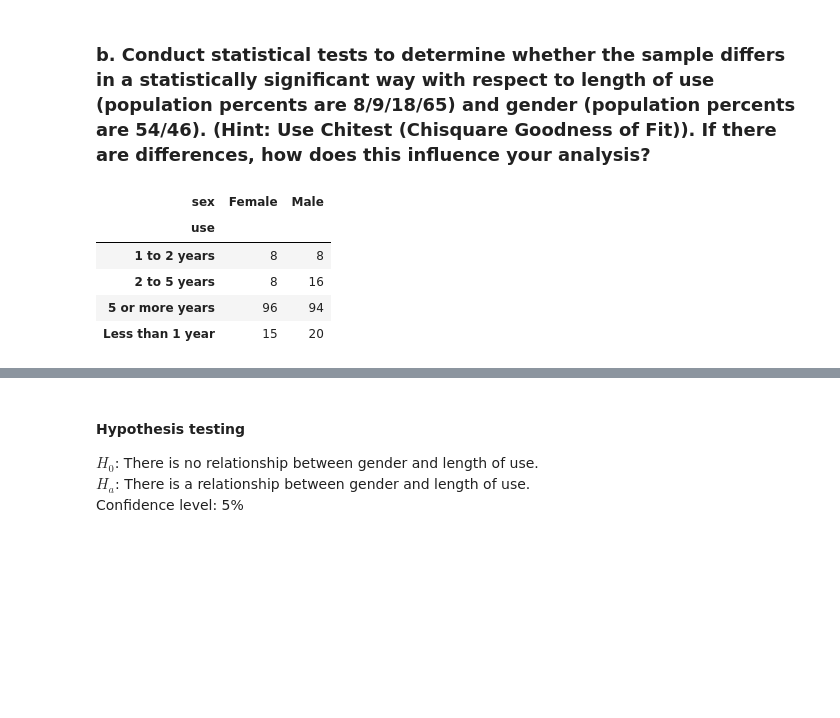
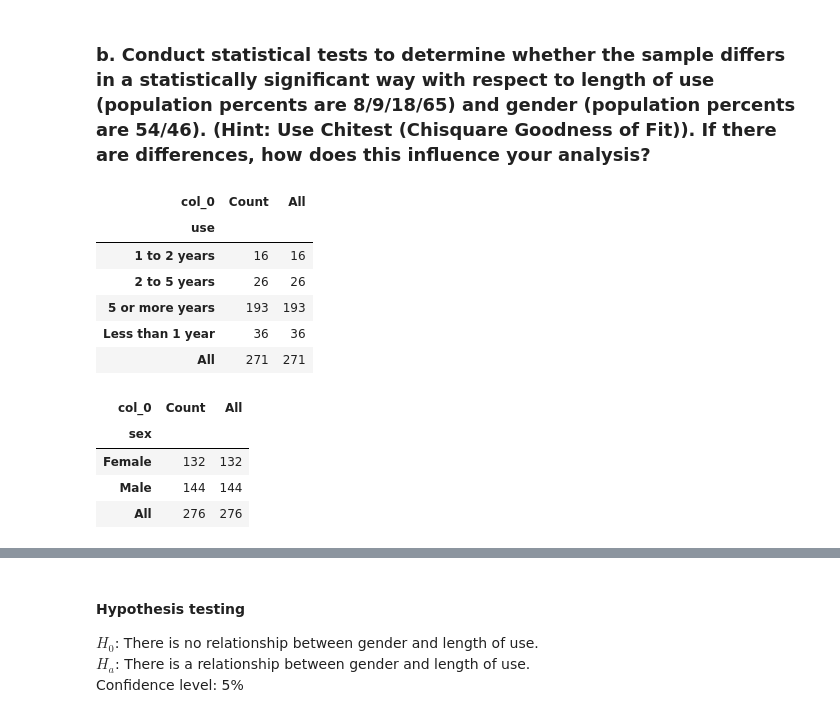
Before and after one commit to ktkuwahara/sharing-repository, a Jupyter notebook: National Insurance.ipynb, the cells around one changed output, grey strips where cells are left out. Saved outputs shown, nothing was run; the diff lists cells and outputs as text; code cells hidden in the pictures; blank space fills up the shorter version.

```diff
--- a/National Insurance.ipynb
+++ b/National Insurance.ipynb
@@ -134,12 +140,20 @@ dtype: int64
 # %% [markdown]
 ### b. Conduct statistical tests to determine whether the sample differs in a statistically significant way with respect to length of use (population percents are 8/9/18/65) and gender (population percents are 54/46).  (Hint: Use Chitest (Chisquare Goodness of Fit)). If there are differences, how does this influence your analysis?
 # %%
-tab_b = pd.crosstab(index = df["use"], columns = df["sex"])
-tab_b
+tab_use = pd.crosstab(index = df["use"], columns = "Count", margins = True)
+tab_sex = pd.crosstab(index = df["sex"], columns = "Count", margins = True)
+display(tab_use)
+display(tab_sex)
 # %% [output]
-| sex | Female | Male |
+| col_0 | Count | All |
 | use |  |  |
-| 1 to 2 years | 8 | 8 |
-| 2 to 5 years | 8 | 16 |
-| 5 or more years | 96 | 94 |
-| Less than 1 year | 15 | 20 |
+| 1 to 2 years | 16 | 16 |
+| 2 to 5 years | 26 | 26 |
+| 5 or more years | 193 | 193 |
+| Less than 1 year | 36 | 36 |
+| All | 271 | 271 |
+| col_0 | Count | All |
+| sex |  |  |
+| Female | 132 | 132 |
+| Male | 144 | 144 |
+| All | 276 | 276 |
```
Also changed, not shown: parts of 12 cells of this notebook.
